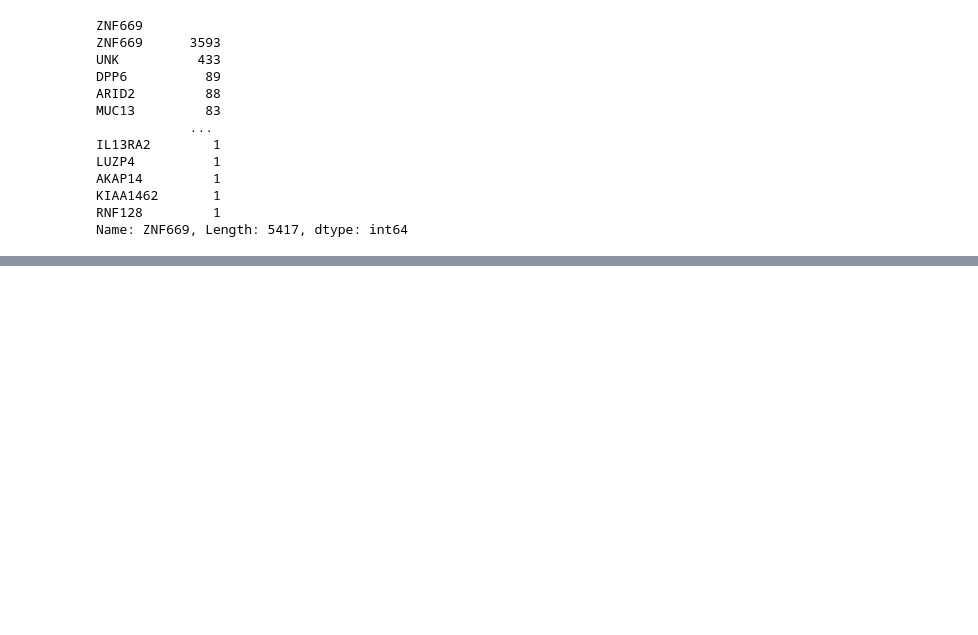
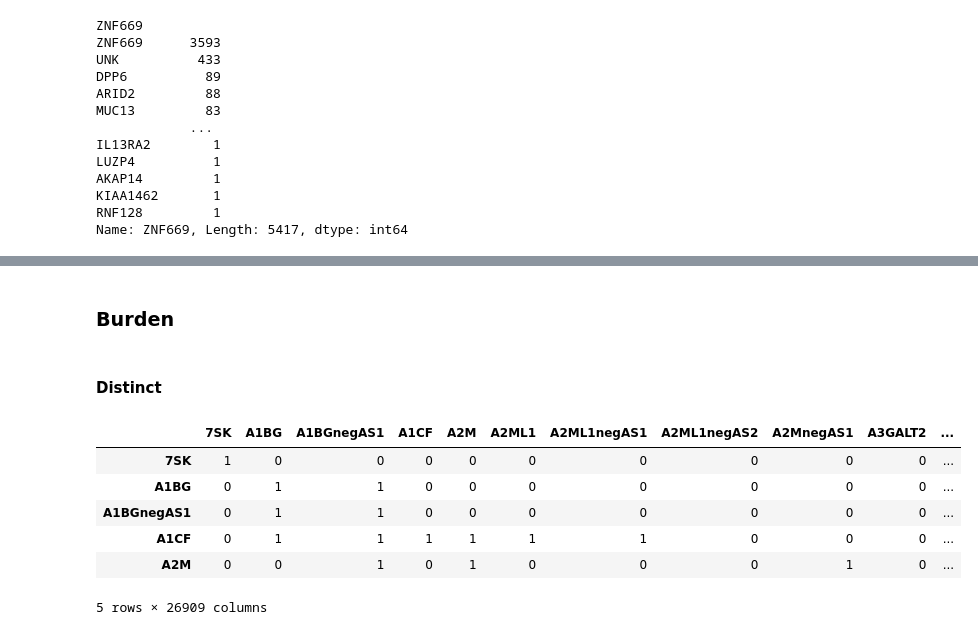
Before and after one commit to jakekrol/genefusion, a Jupyter notebook: scripts/python/prostate_analysis.ipynb, the cells around one changed output, grey strips where cells are left out. Drawn from its saved outputs; the diff is of its cells as text; code cells hidden in the pictures; blank space fills up the shorter version.

```diff
--- a/scripts/python/prostate_analysis.ipynb
+++ b/scripts/python/prostate_analysis.ipynb
@@ -1218 +1253,28 @@ KeyError: 'neg.SRSF10'
+# %% [markdown]
+### Burden
+# %% [markdown]
+#### Distinct
+# %%
+# Move the process_chunk function outside of burden_distinct:
+# Define process_chunk at the module level, not inside burden_distinct. This makes it picklable.
+def count2bool(count):
+    return int(count > 0)
+def process_chunk(df_chunk):
+    return df_chunk.map(count2bool)
+def arr2distinct(df, cpus):
+    chunks = np.array_split(df, cpus)
+    with mp.Pool(cpus) as pool:
+        results = pool.map(process_chunk, chunks)
+    df_burd_dist = pd.concat(results)
+    return df_burd_dist
+df_pcawg_distinct = arr2distinct(C, cpus=64)
+df_pcawg_distinct.head()
+# %% [output]
+|  | 7SK | A1BG | A1BGnegAS1 | A1CF | A2M | A2ML1 | A2ML1negAS1 | A2ML1negAS2 | A2MnegAS1 | A3GALT2 | ... |
+| 7SK | 1 | 0 | 0 | 0 | 0 | 0 | 0 | 0 | 0 | 0 | ... |
+| A1BG | 0 | 1 | 1 | 0 | 0 | 0 | 0 | 0 | 0 | 0 | ... |
+| A1BGnegAS1 | 0 | 1 | 1 | 0 | 0 | 0 | 0 | 0 | 0 | 0 | ... |
+| A1CF | 0 | 1 | 1 | 1 | 1 | 1 | 1 | 0 | 0 | 0 | ... |
+| A2M | 0 | 0 | 1 | 0 | 1 | 0 | 0 | 0 | 1 | 0 | ... |
+5 rows × 26909 columns
 # %%
```
Also changed, not shown: parts of 71 cells of this notebook.
